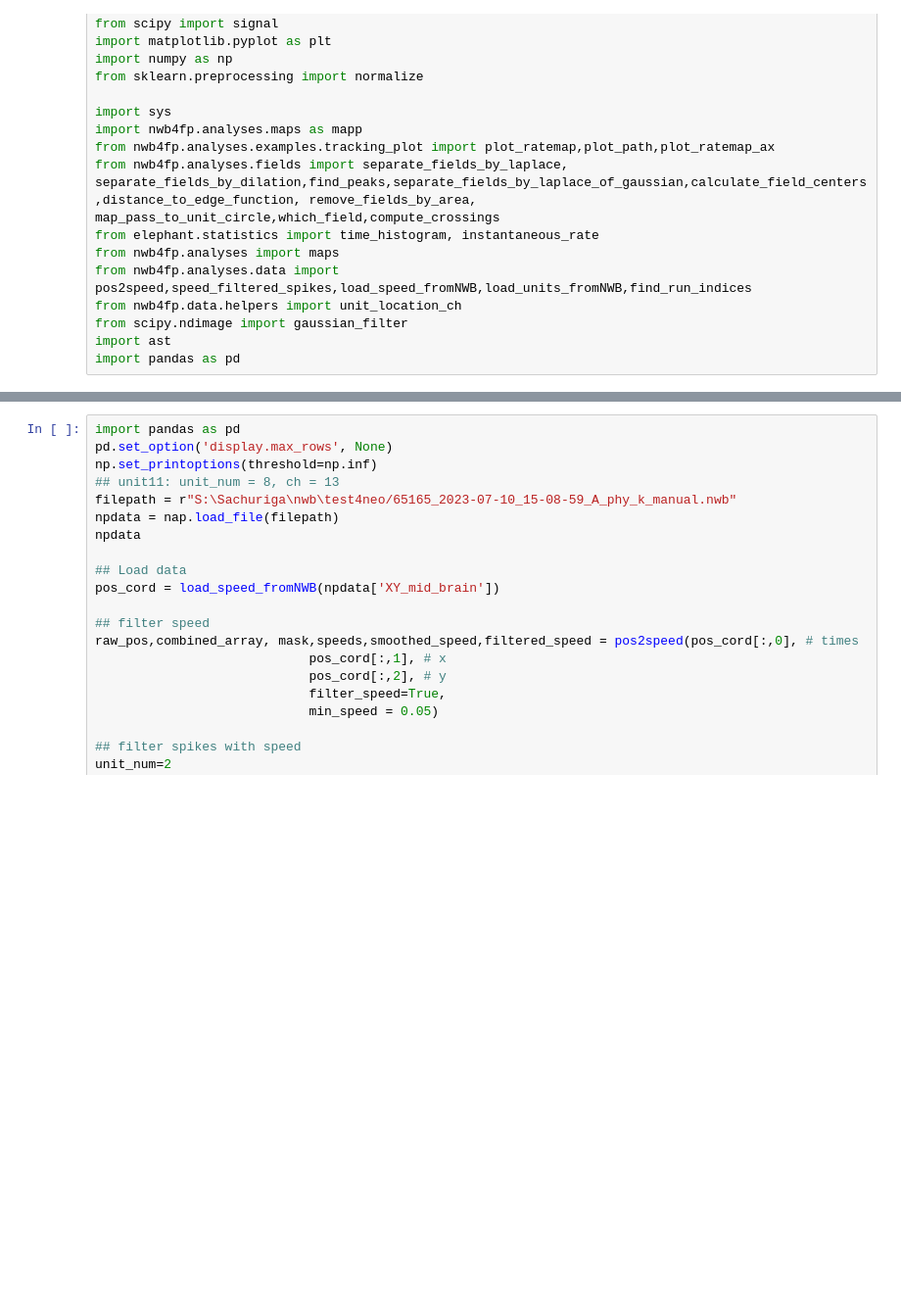
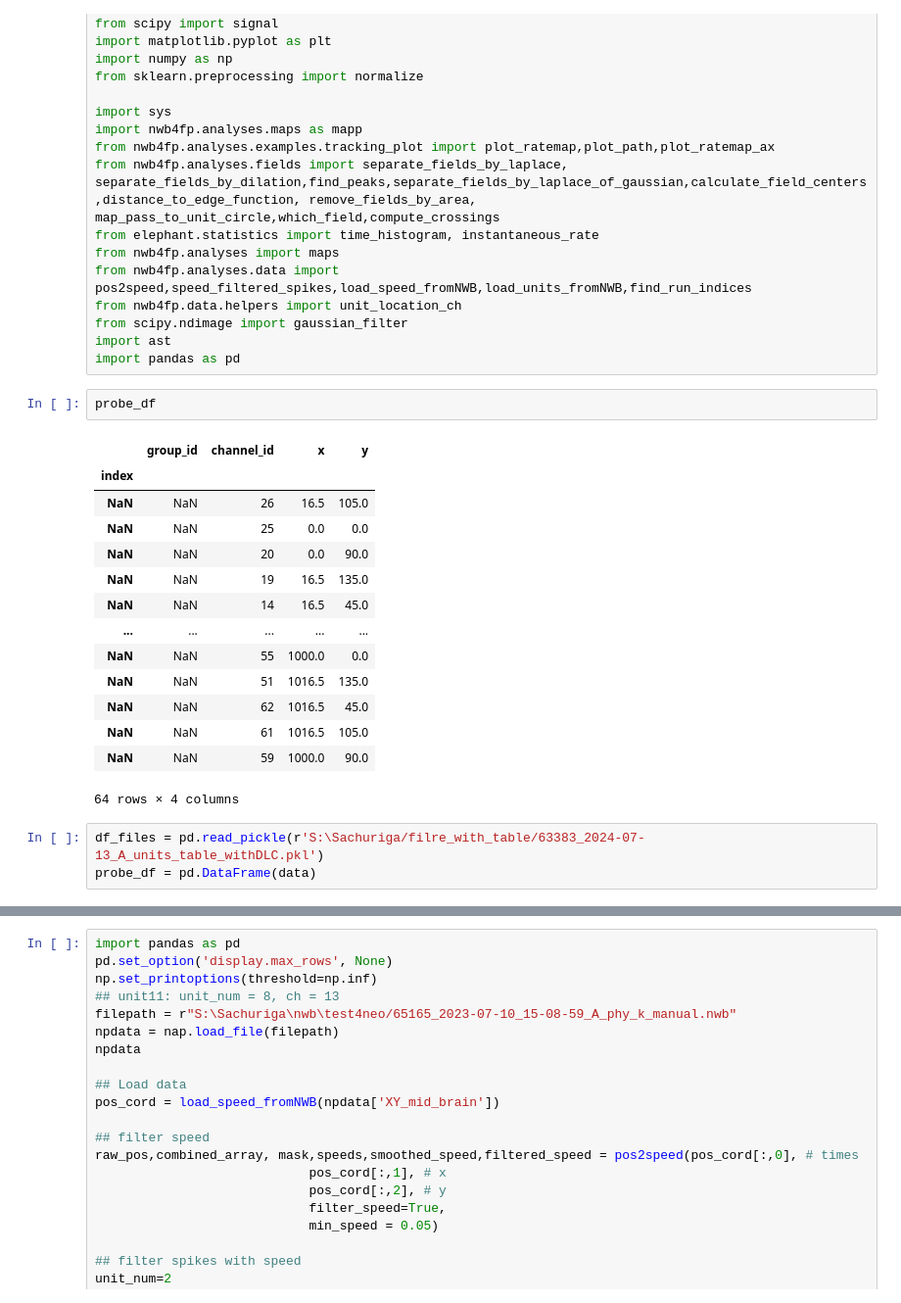
Before and after one commit to Sachuriga/quattrocolo-nwb4fp, a Jupyter notebook: src/nwb4fp/analyses/examples/LFP.ipynb, the cells around one changed output, grey strips where cells are left out. Shown at 98% size. Cells and saved outputs as stored; diff of their text form; blank space fills up the shorter version.

```diff
--- a/src/nwb4fp/analyses/examples/LFP.ipynb
+++ b/src/nwb4fp/analyses/examples/LFP.ipynb
@@ -32,3 +32,23 @@ from nwb4fp.data.helpers import unit_location_ch
 from scipy.ndimage import gaussian_filter
 import ast
 import pandas as pd
+# %%
+probe_df
+# %% [output]
+|  | group_id | channel_id | x | y |
+| index |  |  |  |  |
+| NaN | NaN | 26 | 16.5 | 105.0 |
+| NaN | NaN | 25 | 0.0 | 0.0 |
+| NaN | NaN | 20 | 0.0 | 90.0 |
+| NaN | NaN | 19 | 16.5 | 135.0 |
+| NaN | NaN | 14 | 16.5 | 45.0 |
+| ... | ... | ... | ... | ... |
+| NaN | NaN | 55 | 1000.0 | 0.0 |
+| NaN | NaN | 51 | 1016.5 | 135.0 |
+| NaN | NaN | 62 | 1016.5 | 45.0 |
+| NaN | NaN | 61 | 1016.5 | 105.0 |
+| NaN | NaN | 59 | 1000.0 | 90.0 |
+64 rows × 4 columns
+# %%
+df_files = pd.read_pickle(r'S:\Sachuriga/filre_with_table/63383_2024-07-13_A_units_table_withDLC.pkl')
+probe_df = pd.DataFrame(data)
```
Also changed, not shown: parts of 5 cells of this notebook, 2 other files.
